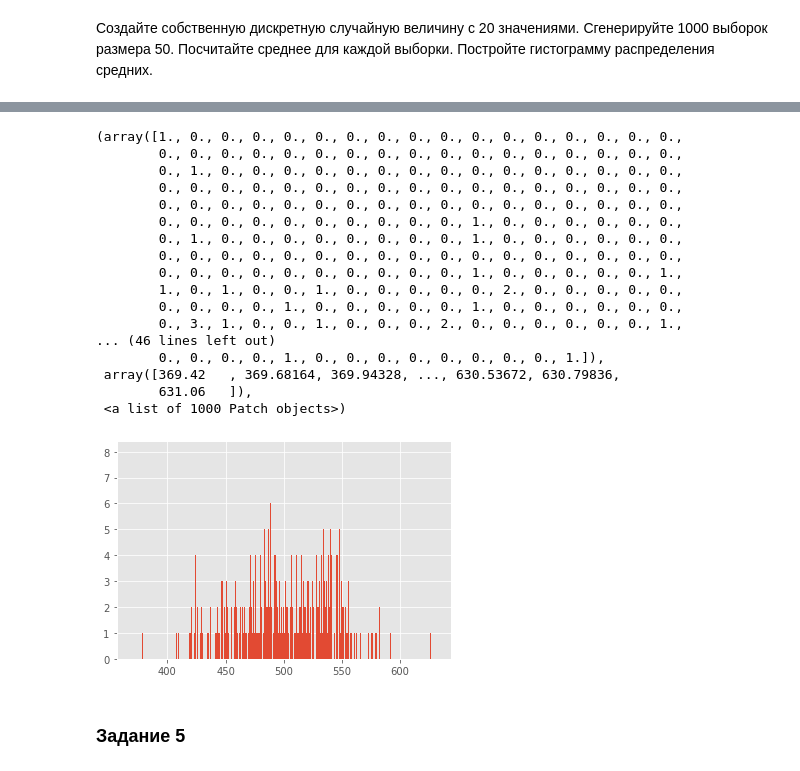
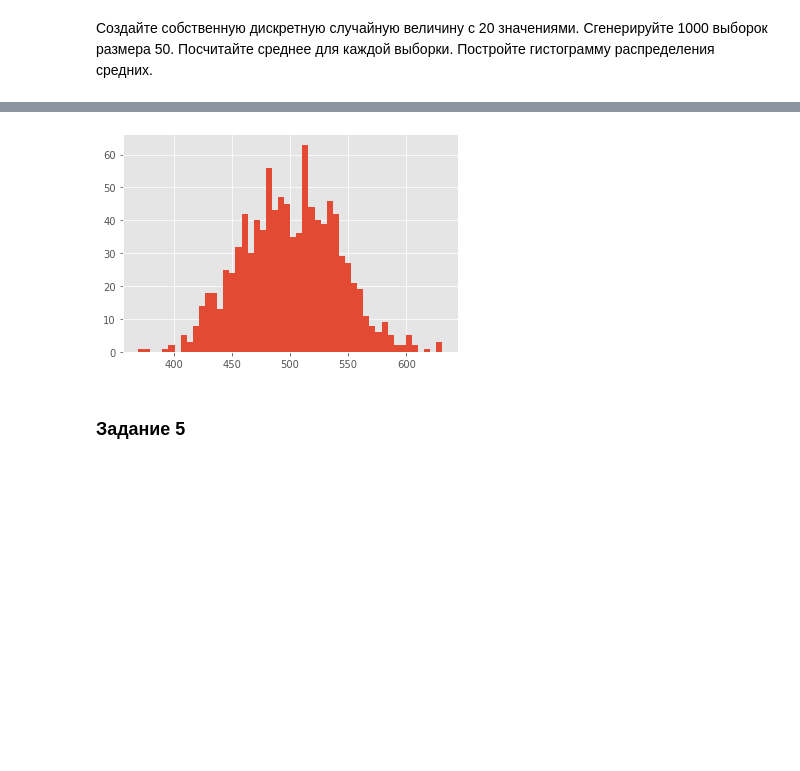
Before and after one commit to alikjul/final_test, a Jupyter notebook: final-test.ipynb, the cells around one changed output, grey strips where cells are left out. Saved outputs shown, nothing was run; the diff lists cells and outputs as text; code cells hidden in the pictures; blank space fills up the shorter version.

```diff
--- a/final-test.ipynb
+++ b/final-test.ipynb
@@ -248,26 +194,10 @@ means
 # %% [output]
 [figure]
 # %%
-plt.hist(means, bins = 1000)
+plt.hist(means, bins = 50)
+plt.show()
 # %% [output]
-(array([1., 0., 0., 0., 0., 0., 0., 0., 0., 0., 0., 0., 0., 0., 0., 0., 0.,
-        0., 0., 0., 0., 0., 0., 0., 0., 0., 0., 0., 0., 0., 0., 0., 0., 0.,
-        0., 1., 0., 0., 0., 0., 0., 0., 0., 0., 0., 0., 0., 0., 0., 0., 0.,
-        0., 0., 0., 0., 0., 0., 0., 0., 0., 0., 0., 0., 0., 0., 0., 0., 0.,
-        0., 0., 0., 0., 0., 0., 0., 0., 0., 0., 0., 0., 0., 0., 0., 0., 0.,
-        0., 0., 0., 0., 0., 0., 0., 0., 0., 0., 1., 0., 0., 0., 0., 0., 0.,
-        0., 1., 0., 0., 0., 0., 0., 0., 0., 0., 1., 0., 0., 0., 0., 0., 0.,
-        0., 0., 0., 0., 0., 0., 0., 0., 0., 0., 0., 0., 0., 0., 0., 0., 0.,
-        0., 0., 0., 0., 0., 0., 0., 0., 0., 0., 1., 0., 0., 0., 0., 0., 1.,
-        1., 0., 1., 0., 0., 1., 0., 0., 0., 0., 0., 2., 0., 0., 0., 0., 0.,
-        0., 0., 0., 0., 1., 0., 0., 0., 0., 0., 1., 0., 0., 0., 0., 0., 0.,
-        0., 3., 1., 0., 0., 1., 0., 0., 0., 2., 0., 0., 0., 0., 0., 0., 1.,
-... (46 lines left out)
-        0., 0., 0., 0., 1., 0., 0., 0., 0., 0., 0., 0., 0., 1.]),
- array([369.42   , 369.68164, 369.94328, ..., 630.53672, 630.79836,
-        631.06   ]),
- <a list of 1000 Patch objects>)
-[figure, old version]
+[figure, new version]
 # %% [markdown]
 ### Задание 5
 # %% [markdown]
```
Also changed, not shown: parts of 2 cells of this notebook.
